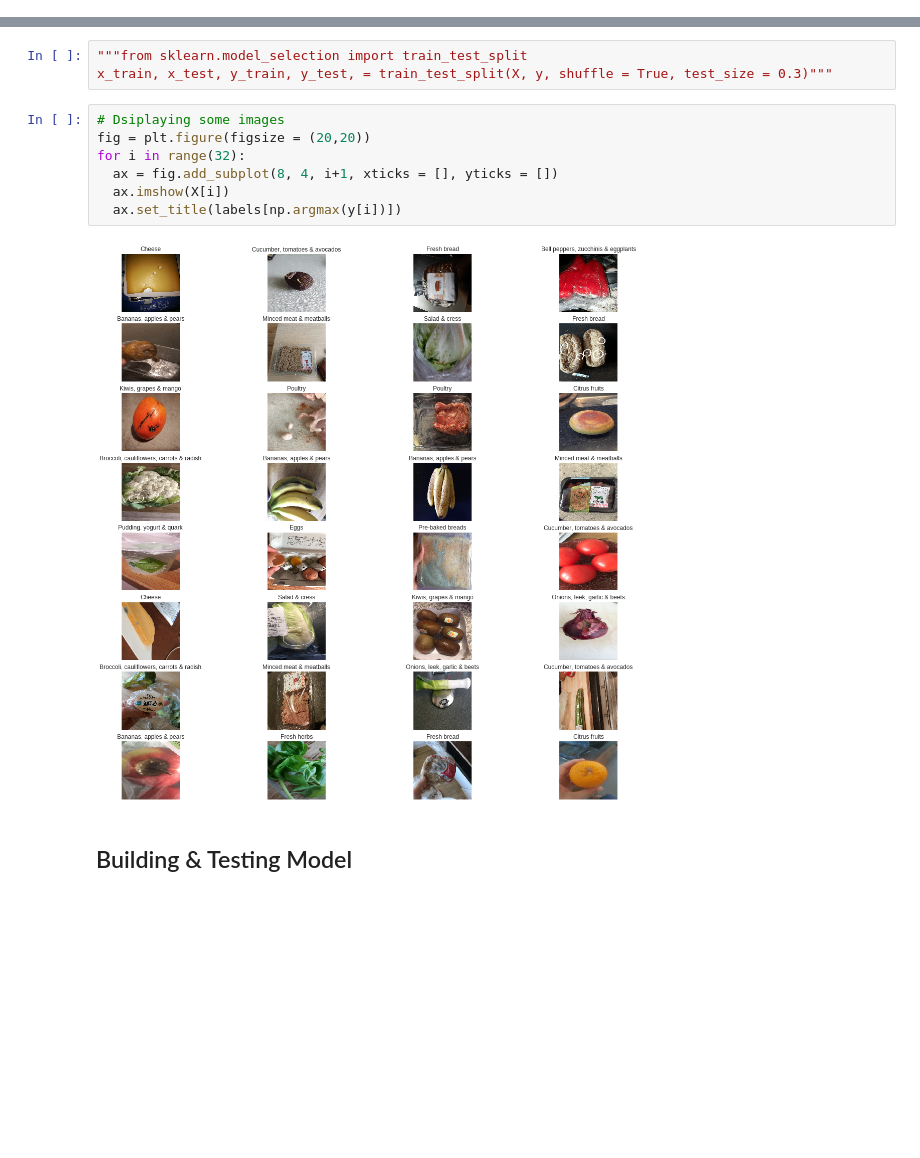
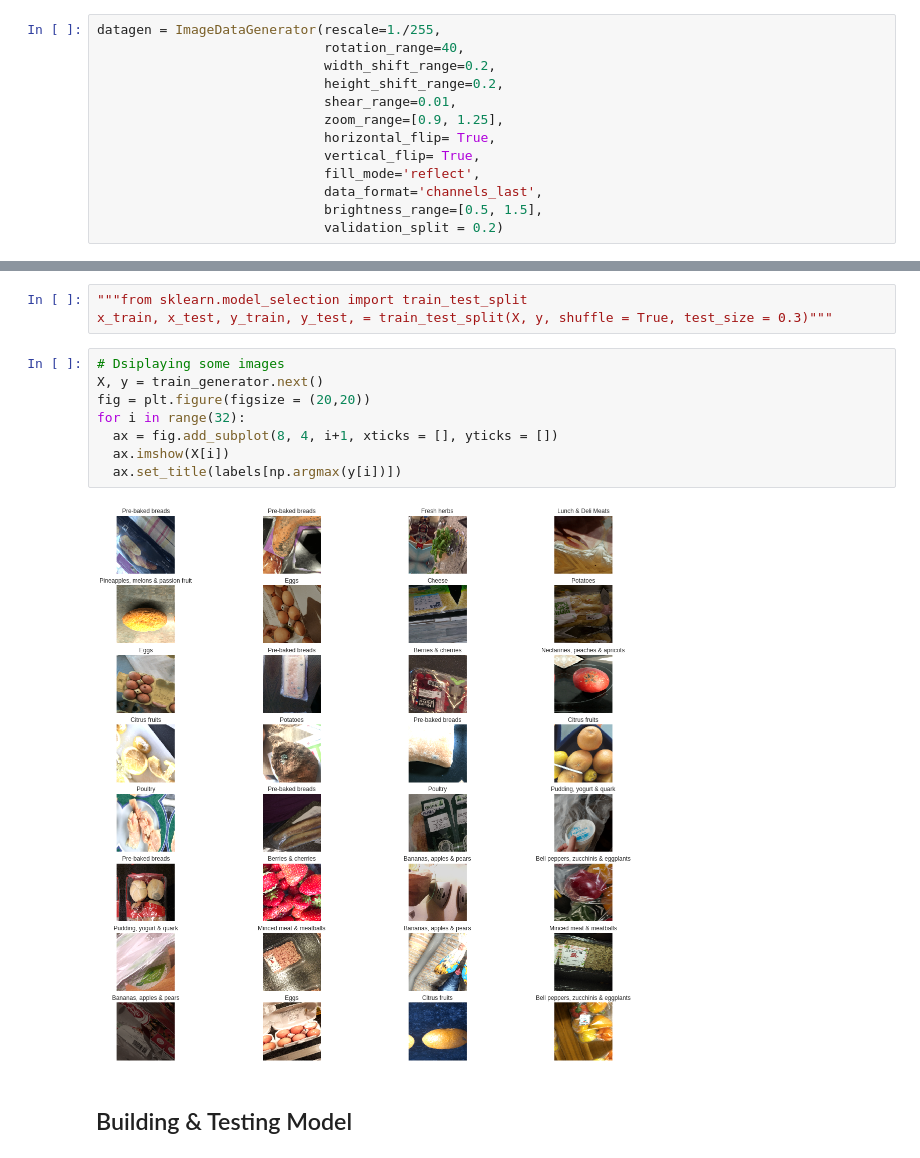
Before and after one commit to Younes-Charfaoui/Picnic-Hackathon, a Jupyter notebook: Picnic_Hackathon.ipynb, the cells around one changed output, grey strips where cells are left out. Saved outputs shown, nothing was run; the diff lists cells and outputs as text; blank space fills up the shorter version.

```diff
--- a/Picnic_Hackathon.ipynb
+++ b/Picnic_Hackathon.ipynb
@@ -56,3 +56,16 @@ datagen = ImageDataGenerator(rescale=1./255, validation_split = 0.2)
+# %%
+datagen = ImageDataGenerator(rescale=1./255,
+                             rotation_range=40,
+                             width_shift_range=0.2,
+                             height_shift_range=0.2,
+                             shear_range=0.01,
+                             zoom_range=[0.9, 1.25],
+                             horizontal_flip= True,
+                             vertical_flip= True,
+                             fill_mode='reflect',
+                             data_format='channels_last',
+                             brightness_range=[0.5, 1.5],
+                             validation_split = 0.2)
 # %%
 test = ImageDataGenerator(rescale=1./255)
 # %%
@@ -108,13 +121,14 @@ X, y = train_generator.next()
 x_train, x_test, y_train, y_test, = train_test_split(X, y, shuffle = True, test_size = 0.3)"""
 # %%
 # Dsiplaying some images
+X, y = train_generator.next()
 fig = plt.figure(figsize = (20,20))
 for i in range(32):
   ax = fig.add_subplot(8, 4, i+1, xticks = [], yticks = [])
   ax.imshow(X[i])
   ax.set_title(labels[np.argmax(y[i])])
 # %% [output]
-[figure, old version]
+[figure, new version]
 # %% [markdown]
 ## Building & Testing Model
 # %%
```
Also changed, not shown: parts of 18 cells of this notebook.
